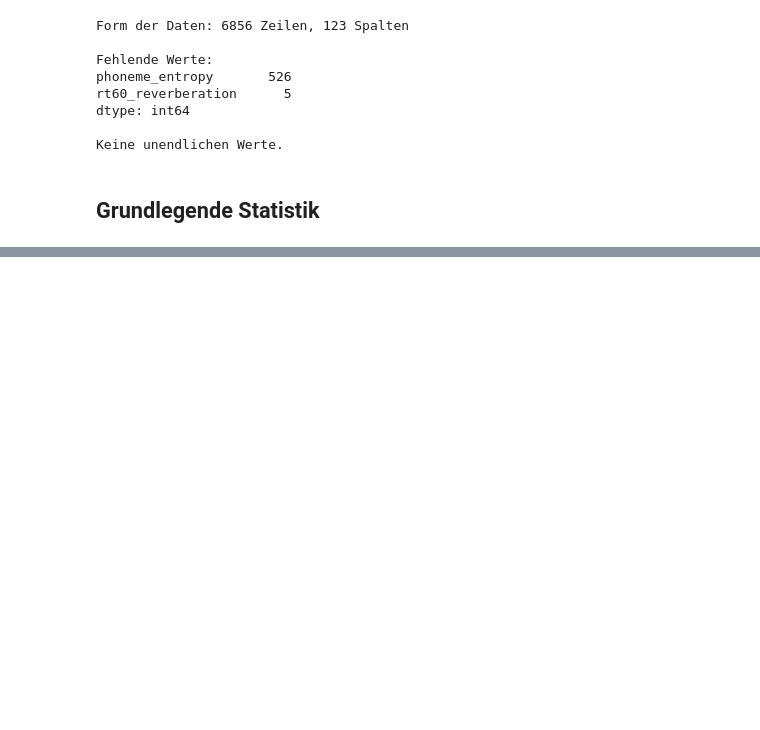
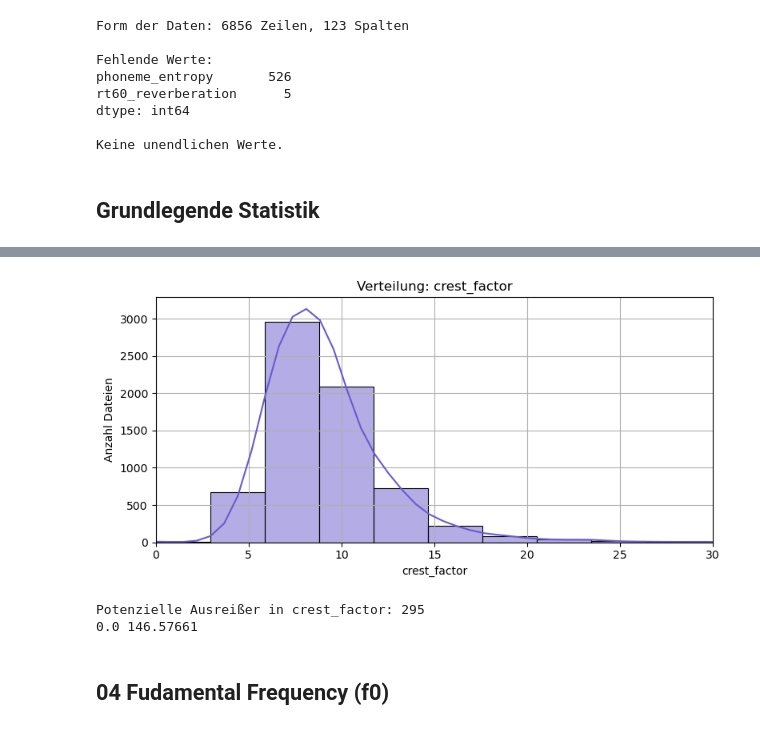
Before and after one commit to propostus/masterarbeit, a Jupyter notebook: notebooks/inspect_features_10h_250609.ipynb, the cells around one changed output, grey strips where cells are left out. Saved outputs shown, nothing was run; the diff lists cells and outputs as text; code cells hidden in the pictures; blank space fills up the shorter version.

```diff
--- a/notebooks/inspect_features_10h_250609.ipynb
+++ b/notebooks/inspect_features_10h_250609.ipynb
@@ -80,0 +165,5 @@ df_overview.describe().T
+# %%
+feature = "crest_factor"
+
+print(f"Fehlende Werte: {df[feature].isna().sum()}")
+df[feature].describe()
@@ -80,0 +181,29 @@ df_overview.describe().T
+# %%
+plt.figure(figsize=(8, 4))
+sns.histplot(df[feature], bins=50, kde=True, color="slateblue")
+plt.title("Verteilung: crest_factor")
+plt.xlabel("crest_factor")
+plt.ylabel("Anzahl Dateien")
+plt.xlim(0,30)
+plt.grid(True)
+plt.tight_layout()
+plt.show()
+# %% [output]
+[figure, added]
+# %%
+q1 = df[feature].quantile(0.25)
+q3 = df[feature].quantile(0.75)
+iqr = q3 - q1
+lower = q1 - 1.5 * iqr
+upper = q3 + 1.5 * iqr
+
+outliers = df[(df[feature] < lower) | (df[feature] > upper)]
+
+print(f"Potenzielle Ausreißer in f0: {len(outliers)}")
+print(f"Minimum: {df[feature].min():.2f}")
+print(f"Maximum: {df[feature].max():.2f}")
+# %% [output]
+Potenzielle Ausreißer in crest_factor: 295
+0.0 146.57661
+# %% [markdown]
+## 04 Fudamental Frequency (f0)
```
Also changed, not shown: parts of 56 cells of this notebook.
